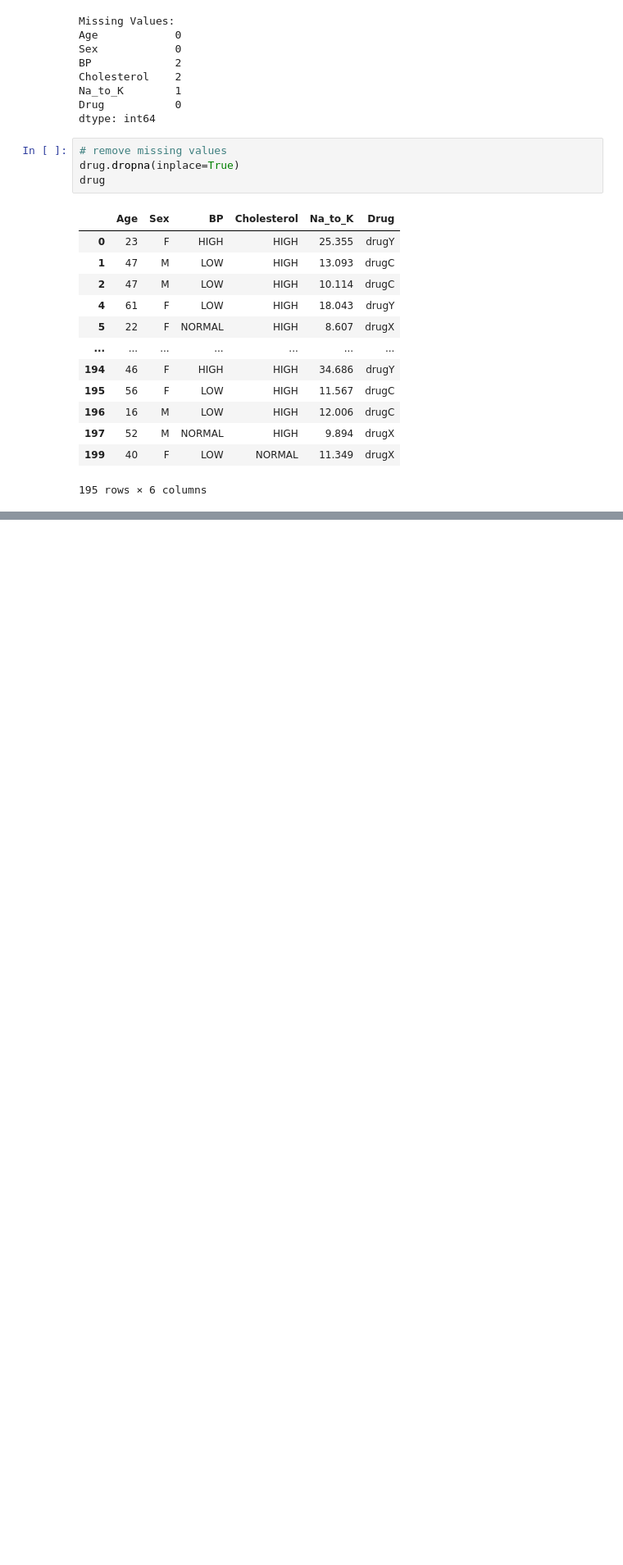
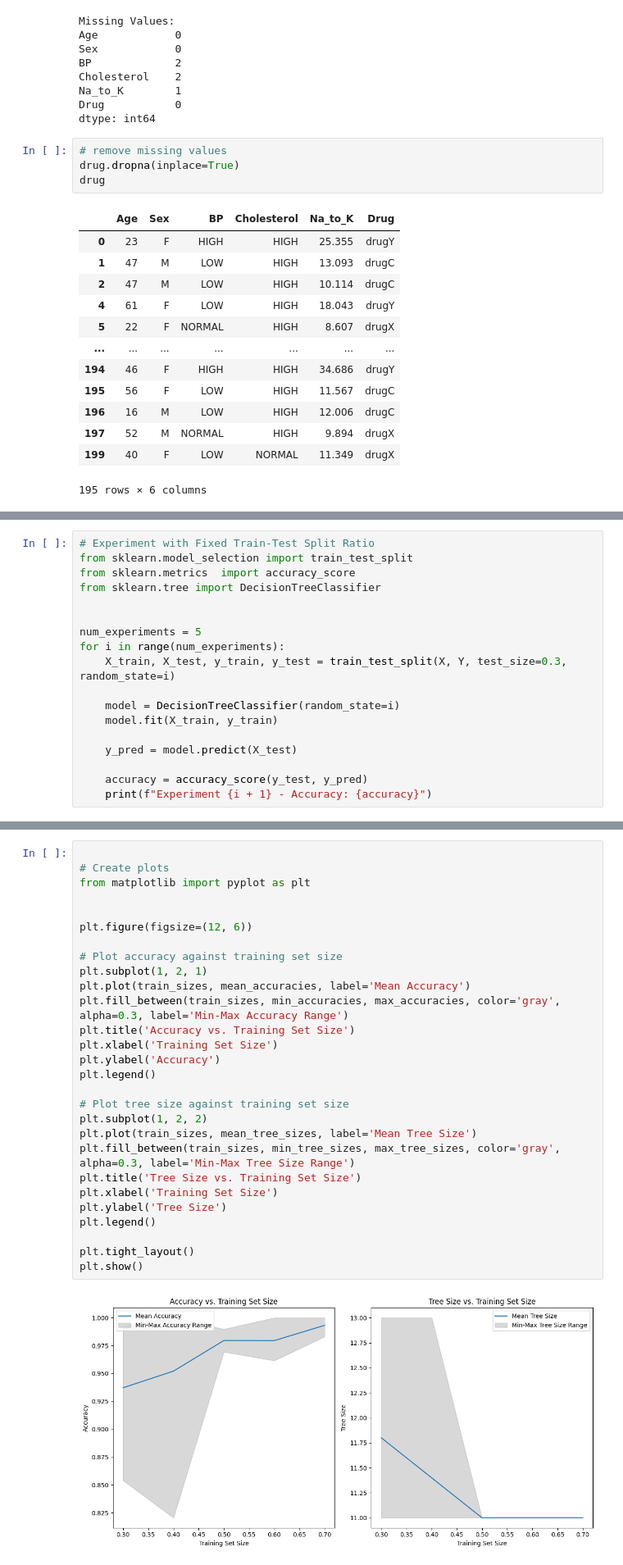
Before and after one commit to shrookayman/Decision-Tree, a Jupyter notebook: decision-tree.ipynb, the cells around one changed output, grey strips where cells are left out. Shown at 82% size. Saved outputs shown, nothing was run; the diff lists cells and outputs as text; blank space fills up the shorter version.

Commit message:
second experiment

```diff
--- a/decision-tree.ipynb
+++ b/decision-tree.ipynb
@@ -78,0 +100,18 @@ drug
+# %%
+# Experiment with Fixed Train-Test Split Ratio
+from sklearn.model_selection import train_test_split
+from sklearn.metrics  import accuracy_score
+from sklearn.tree import DecisionTreeClassifier
+
+
+num_experiments = 5
+for i in range(num_experiments):
+    X_train, X_test, y_train, y_test = train_test_split(X, Y, test_size=0.3, random_state=i)
+
+    model = DecisionTreeClassifier(random_state=i)
+    model.fit(X_train, y_train)
+
+    y_pred = model.predict(X_test)
+
+    accuracy = accuracy_score(y_test, y_pred)
+    print(f"Experiment {i + 1} - Accuracy: {accuracy}")
@@ -78,0 +196,30 @@ drug
+# %%
+
+# Create plots
+from matplotlib import pyplot as plt
+
+
+plt.figure(figsize=(12, 6))
+
+# Plot accuracy against training set size
+plt.subplot(1, 2, 1)
+plt.plot(train_sizes, mean_accuracies, label='Mean Accuracy')
+plt.fill_between(train_sizes, min_accuracies, max_accuracies, color='gray', alpha=0.3, label='Min-Max Accuracy Range')
+plt.title('Accuracy vs. Training Set Size')
+plt.xlabel('Training Set Size')
+plt.ylabel('Accuracy')
+plt.legend()
+
+# Plot tree size against training set size
+plt.subplot(1, 2, 2)
+plt.plot(train_sizes, mean_tree_sizes, label='Mean Tree Size')
+plt.fill_between(train_sizes, min_tree_sizes, max_tree_sizes, color='gray', alpha=0.3, label='Min-Max Tree Size Range')
+plt.title('Tree Size vs. Training Set Size')
+plt.xlabel('Training Set Size')
+plt.ylabel('Tree Size')
+plt.legend()
+
+plt.tight_layout()
+plt.show()
+# %% [output]
+[figure, added]
```
Also changed, not shown: parts of 6 cells of this notebook.
